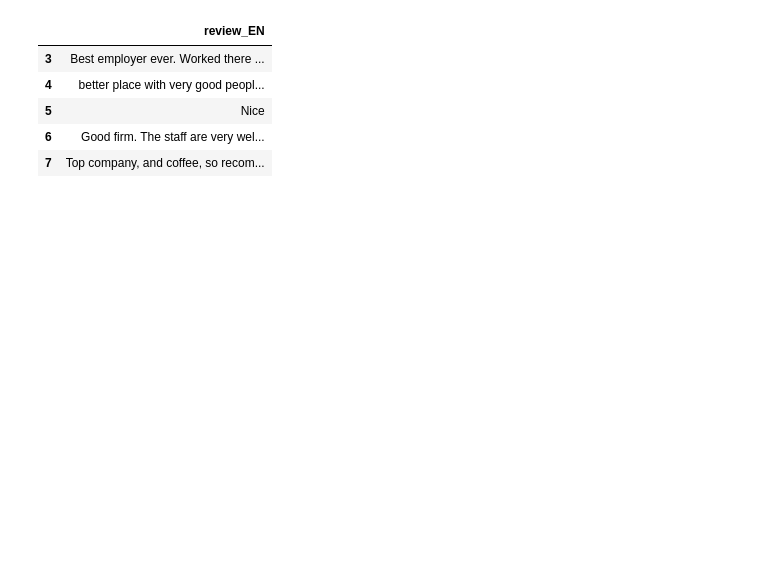
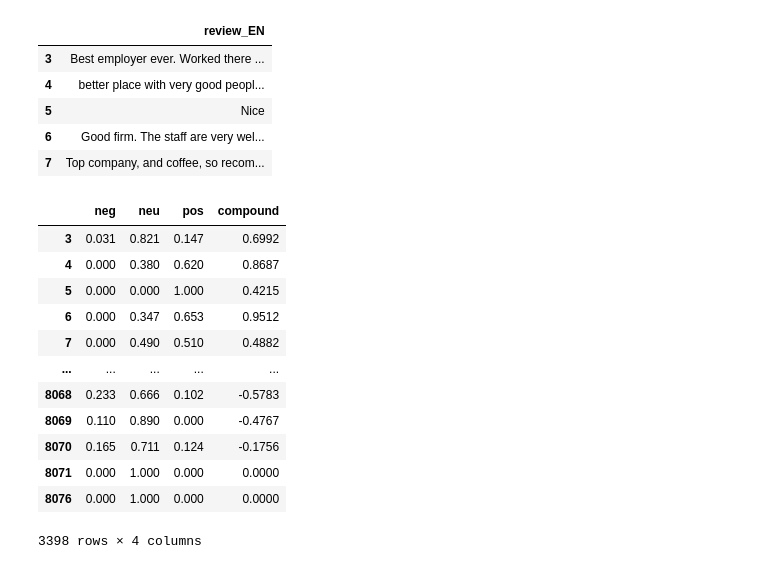
Before and after one commit to GSSaac/TOMlogistics, a Jupyter notebook: gs_WP2_sentiment_analysis.ipynb, the cells around one changed output. Drawn from its saved outputs; the diff is of its cells as text; code cells hidden in the pictures; blank space fills up the shorter version.

```diff
--- a/gs_WP2_sentiment_analysis.ipynb
+++ b/gs_WP2_sentiment_analysis.ipynb
@@ -66,5 +66,36 @@ def replace_emo(text):
     return text
 # %%
 # add review with no emo
+# replace emo with empty text
+def replace_emo(text):
+    # find emo and replce with empty text
+    all_emoji = demoji.findall(text)
+
+    if len(all_emoji)>0:
+        for i,j in enumerate(all_emoji):
+            text = text.replace(j,'')
+    return text
+
+M1_vader = SentimentIntensityAnalyzer()# Vader Model
 review_df['review_no_emo'] = review_df['review_EN'].apply(lambda x: replace_emo(x))
+review_df['review_no_emo'] = review_df['review_no_emo'].apply(lambda x: x.replace('\n',' '))
+review_df[['neg','neu','pos','compound']] = review_df['review_no_emo'].apply(lambda x: pd.Series(M1_vader.polarity_scores(x)))
+
+review_df[['neg','neu','pos','compound']]
+# %%
+review_df[['neg','neu','pos','compound']]
+# %% [output]
+|  | neg | neu | pos | compound |
+| 3 | 0.031 | 0.821 | 0.147 | 0.6992 |
+| 4 | 0.000 | 0.380 | 0.620 | 0.8687 |
+| 5 | 0.000 | 0.000 | 1.000 | 0.4215 |
+| 6 | 0.000 | 0.347 | 0.653 | 0.9512 |
+| 7 | 0.000 | 0.490 | 0.510 | 0.4882 |
+| ... | ... | ... | ... | ... |
+| 8068 | 0.233 | 0.666 | 0.102 | -0.5783 |
+| 8069 | 0.110 | 0.890 | 0.000 | -0.4767 |
+| 8070 | 0.165 | 0.711 | 0.124 | -0.1756 |
+| 8071 | 0.000 | 1.000 | 0.000 | 0.0000 |
+| 8076 | 0.000 | 1.000 | 0.000 | 0.0000 |
+3398 rows × 4 columns
 # %%
```
Also changed, not shown: parts of 8 cells of this notebook, 3 other files.
